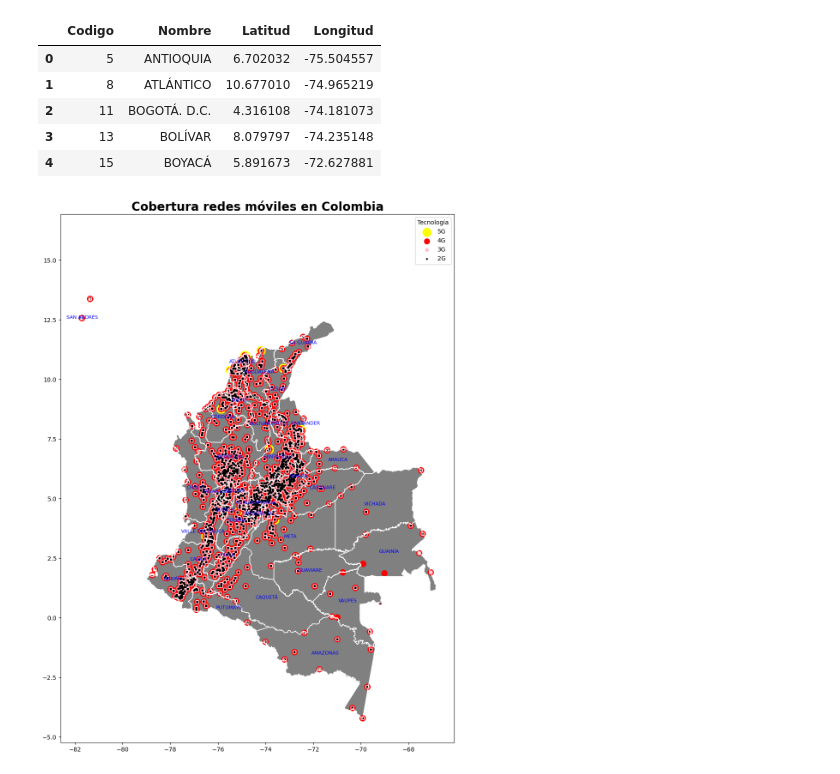
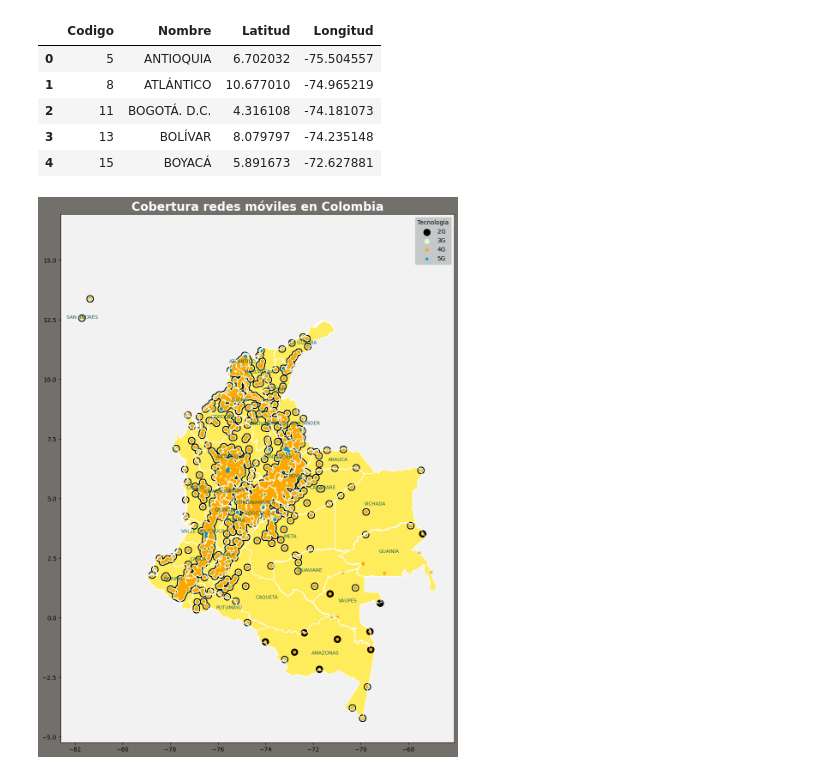
Before and after one commit to morozcoz/4n4l1515_d4t05, a Jupyter notebook: Proyecto_v1.ipynb, the cells around one changed output. Drawn from its saved outputs; the diff is of its cells as text; code cells hidden in the pictures.

```diff
--- a/Proyecto_v1.ipynb
+++ b/Proyecto_v1.ipynb
@@ -381,6 +381,9 @@ shapefile_path = 'https://github.com/morozcoz/4n4l1515_d4t05/raw/refs/heads/main
 
 # Cargar el shapefile (mapa)
 colombia = gpd.read_file(shapefile_path)
+
+# Filtrar por campos ANNO y Trimestre
+df_comb_filtrado = df_comb[(df_comb['ANNO'] == 2024) & (df_comb['TRIMESTRE'] == 2)]
 
 # DataFrame con nombres de departamentos y sus coordenadas específicas
 data_departamentos = {
@@ -395,43 +398,44 @@ geometry_departamentos = [Point(xy) for xy in zip(df_departamentos['Longitud'],
 gdf_departamentos = gpd.GeoDataFrame(df_departamentos, geometry=geometry_departamentos)
 
 # DataFrame con datos que se requieren marcar en el mapa
-data = {'Longitud': df_comb['Longitud'], 'Latitud': df_comb['Latitud'], 'TECNOLOGIA': df_comb['TECNOLOGIA']}
+data = {'Longitud': df_comb_filtrado['Longitud'], 'Latitud': df_comb_filtrado['Latitud'], 'TECNOLOGIA': df_comb_filtrado['TECNOLOGIA']}
 df_point = pd.DataFrame(data)
 
 # Convertir a geometría de puntos
 geometry = [Point(xy) for xy in zip(df_point['Longitud'], df_point['Latitud'])]
 gdf = gpd.GeoDataFrame(df_point, geometry=geometry)
 
 # Diccionario de colores y tamaños para cada tecnología
-colores = {'5G': 'yellow', '4G': 'red', '3G': 'pink', '2G': 'black'}
-tamaños = {'5G': 200, '4G': 80, '3G': 30, '2G': 5}
+colores = {'2G': 'black', '3G': '#DEFECA', '4G': 'orange', '5G': '#0099DD'}
+tamaños = {'2G': 120, '3G': 60, '4G': 20, '5G': 15}
 
 # Crear la figura y el eje con un tamaño especificado
-fig, ax = plt.subplots(figsize=(30, 16))
+fig, ax = plt.subplots(figsize=(30, 16), facecolor='#73706C')
+ax.set_facecolor('#F2F2F2')
 
 # Graficar el mapa base de Colombia
-colombia.plot(ax=ax, color='grey')
+colombia.plot(ax=ax, color='#FFEC5C')
 
 # Delimitar y graficar los bordes de los departamentos
 colombia.boundary.plot(ax=ax, linewidth=1, edgecolor='white')
 
 # Graficar los puntos con colores y tamaños específicos según la columna 'TECNOLOGIA'
 for tecnologia in colores.keys():
     subset = gdf[gdf['TECNOLOGIA'] == tecnologia]
     subset.plot(ax=ax, color=colores[tecnologia], markersize=tamaños[tecnologia], label=tecnologia)
 
 # Añadir leyenda
-plt.legend(title="Tecnología")
+plt.legend(title="Tecnología", facecolor='#BABEBF')
 
 # Añadir título al mapa con un tamaño específico y en negrita
-plt.title('Cobertura redes móviles en Colombia', fontsize=20, fontweight='bold')
+plt.title('Cobertura redes móviles en Colombia', fontsize=20, fontweight='bold', color='white')
 
 # Añadir anotaciones para los nombres de los departamentos usando las coordenadas específicas
 for idx, row in gdf_departamentos.iterrows():
     plt.annotate(row['DEPARTAMENTO'], xy=(row['Longitud'], row['Latitud']),
-                 horizontalalignment='center', fontsize=8, color='blue')
+                 horizontalalignment='center', fontsize=8, color='#146152')
 
 # Mostrar el mapa
 plt.show()
 # %% [output]
-[figure, old version]
+[figure, new version]
```
